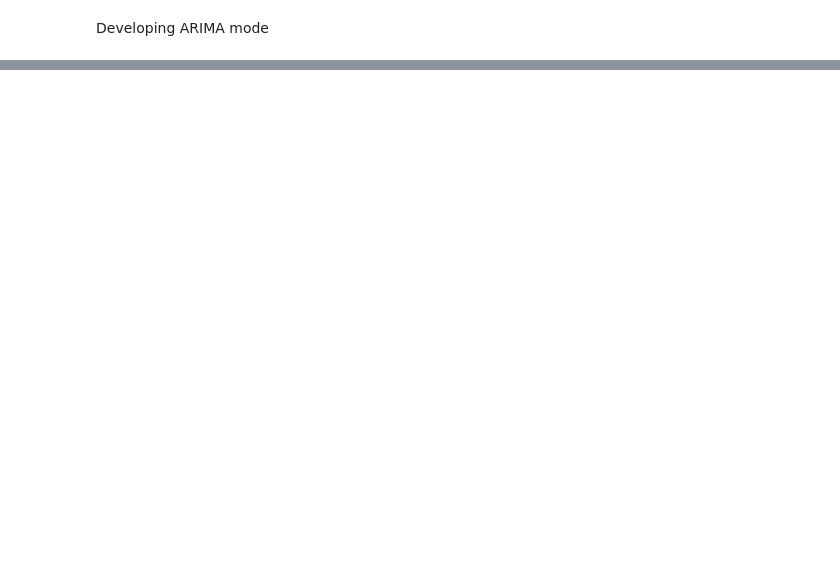
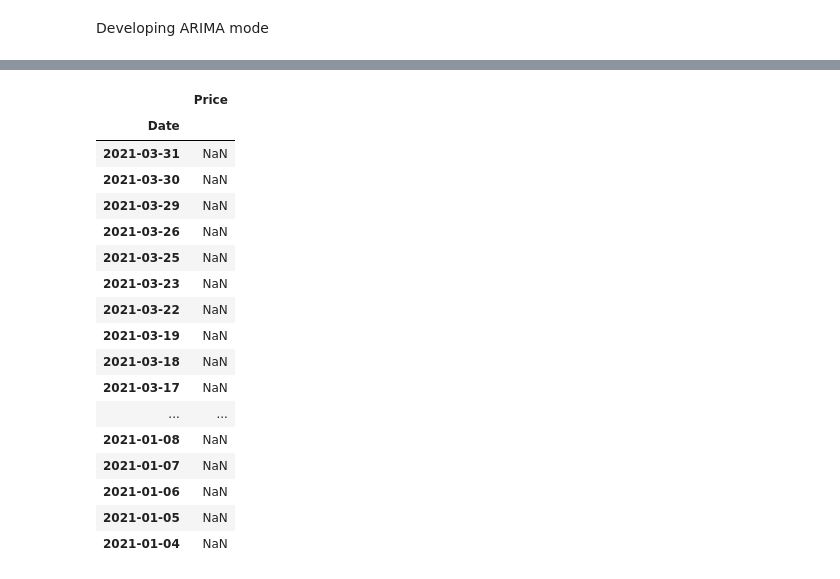
Before and after one commit to ibadrehman90/7gXDivmfsppWpWul, a Jupyter notebook: ARIMA.ipynb, the cells around one changed output, grey strips where cells are left out. Drawn from its saved outputs; the diff is of its cells as text; code cells hidden in the pictures; blank space fills up the shorter version.

Commit message:
prediction added

```diff
--- a/ARIMA.ipynb
+++ b/ARIMA.ipynb
@@ -140,7 +131,7 @@ model_autoARIMA = auto_arima(X_train, start_p=0, start_q=0,
                       d=None,           # let model determine 'd'
                       seasonal=False,   # No Seasonality
                       start_P=0,
-                      D=0,
+                      D=1,
                       trace=True,
                       error_action='ignore',
                       suppress_warnings=True,
@@ -189,3 +180,26 @@ Covariance Type:                  opg
 
 Warnings:
 [1] Covariance matrix calculated using the outer product of gradients (complex-step).
+# %%
+prediction = pd.DataFrame(model_autoARIMA.predict(n_periods = 7),index=y_test.index)
+prediction.columns = ['Price']
+prediction
+# %% [output]
+|  | Price |
+| Date |  |
+| 2021-03-31 | NaN |
+| 2021-03-30 | NaN |
+| 2021-03-29 | NaN |
+| 2021-03-26 | NaN |
+| 2021-03-25 | NaN |
+| 2021-03-23 | NaN |
+| 2021-03-22 | NaN |
+| 2021-03-19 | NaN |
+| 2021-03-18 | NaN |
+| 2021-03-17 | NaN |
+| ... | ... |
+| 2021-01-08 | NaN |
+| 2021-01-07 | NaN |
+| 2021-01-06 | NaN |
+| 2021-01-05 | NaN |
+| 2021-01-04 | NaN |
```
Also changed, not shown: parts of 5 cells of this notebook.
